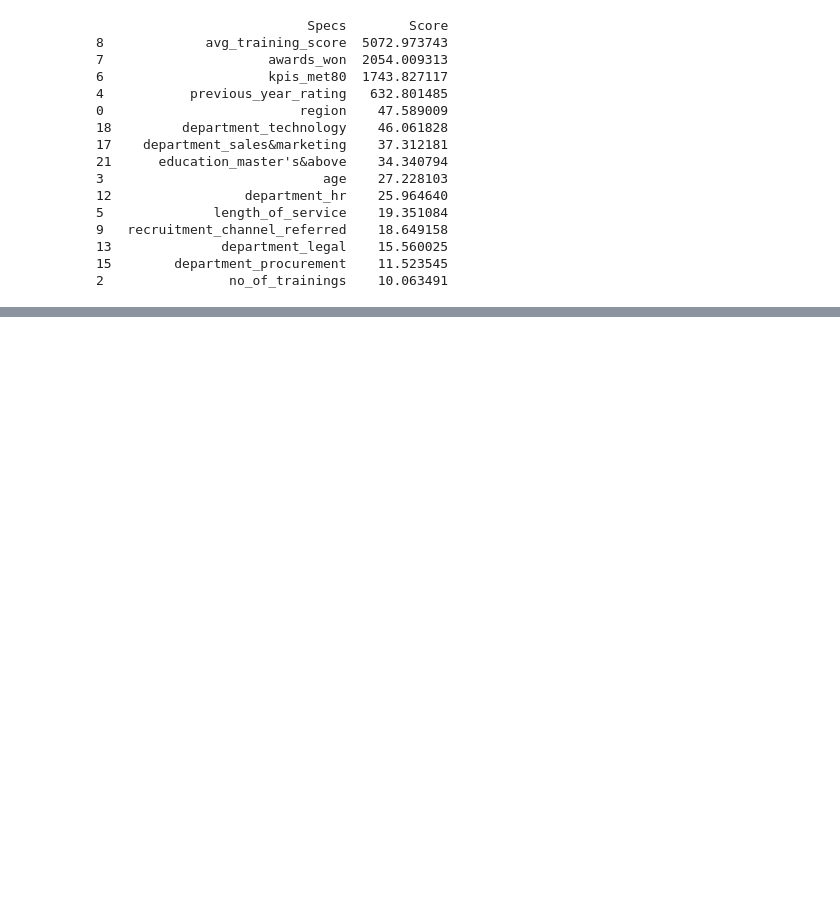
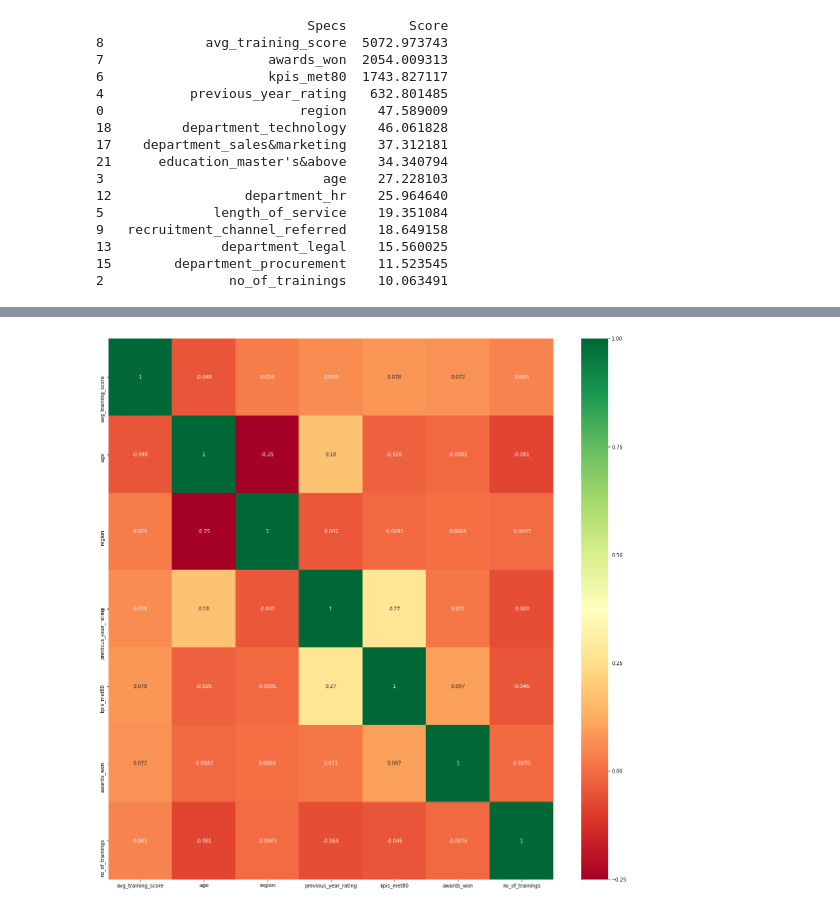
Before and after one commit to krsna540/Hackthons, a Jupyter notebook: HRAnalytics.ipynb, the cells around one changed output, grey strips where cells are left out. Saved outputs shown, nothing was run; the diff lists cells and outputs as text; code cells hidden in the pictures; blank space fills up the shorter version.

```diff
--- a/HRAnalytics.ipynb
+++ b/HRAnalytics.ipynb
@@ -119,0 +191,17 @@ print(featureScores.nlargest(15,'Score'))  #print 10 best features
+# %%
+# Threshold for removing correlated variables
+postivethreshold = 0.6
+negativethreshold=-0.6
+
+# Absolute value correlation matrix
+corr_matrix = trainData.corr().abs()
+
+# Upper triangle of correlations
+upper = corr_matrix.where(np.triu(np.ones(corr_matrix.shape), k=1).astype(np.bool))
+
+# Select columns with correlations above threshold
+to_drop1 = [column for column in upper.columns if any(upper[column] > postivethreshold)]
+to_drop2 = [column for column in upper.columns if any(upper[column] < negativethreshold)]
+# Remove the columns
+trainData = trainData.drop(columns = to_drop1)
+trainData = trainData.drop(columns = to_drop2)
@@ -119,0 +212,11 @@ print(featureScores.nlargest(15,'Score'))  #print 10 best features
+# %%
+## HeatMap for finding correlation
+import seaborn as sns
+#get correlations of each features in dataset
+corrmat = trainData.corr()
+top_corr_features = corrmat.index
+plt.figure(figsize=(20,20))
+#plot heat map
+g=sns.heatmap(trainData[top_corr_features].corr(),annot=True,cmap="RdYlGn")
+# %% [output]
+[figure, added]
```
Also changed, not shown: parts of 9 cells of this notebook.
